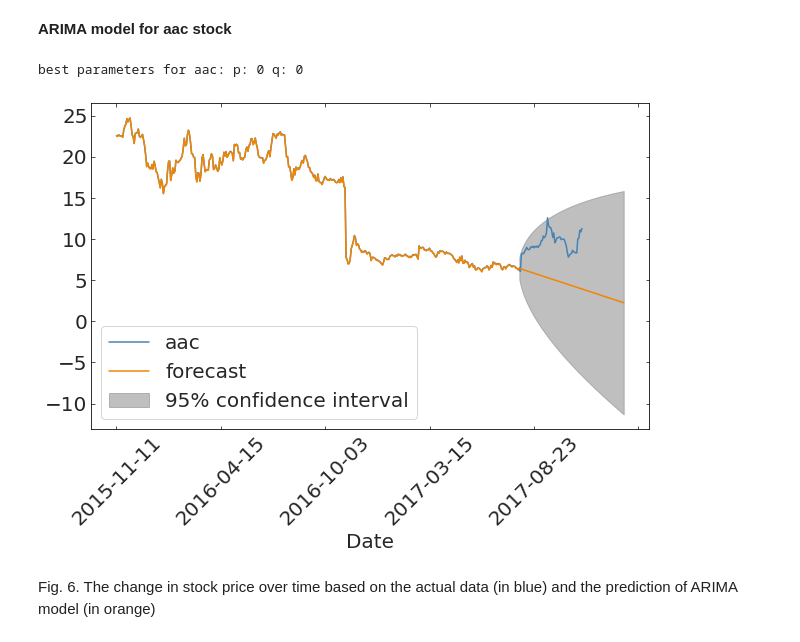
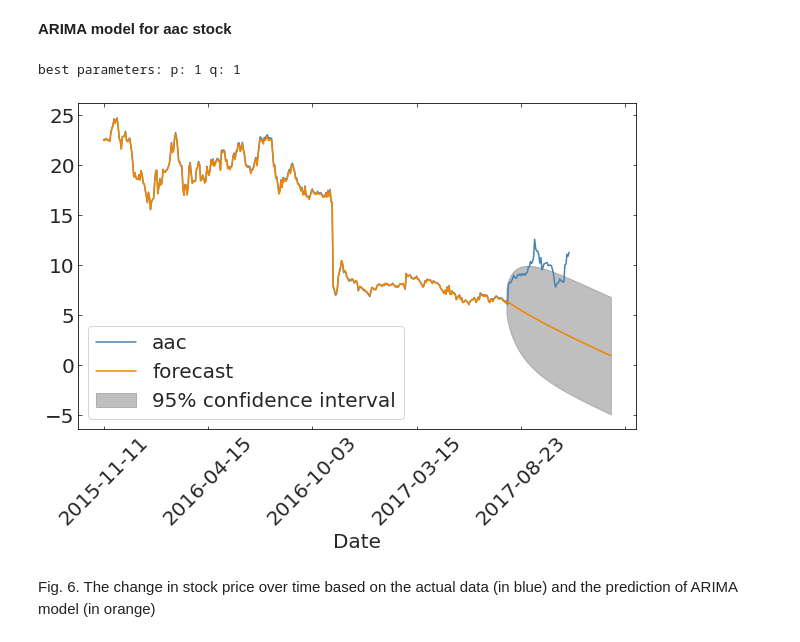
Before and after one commit to cristinarainich/MLTSA22_KRainich, a Jupyter notebook: HW3/HW3.ipynb, the cells around one changed output. Cells and saved outputs as stored; diff of their text form; code cells hidden in the pictures.

```diff
--- a/HW3/HW3.ipynb
+++ b/HW3/HW3.ipynb
@@ -243,26 +268,38 @@ Our predictions were that price would be much lower that it actually was. So we
 **ARIMA model for aac stock**
 # %%
 aics2 = np.zeros((5,5))
-for p in range(5):
-    for q in range(5):
+for p in range(1,6):
+    for q in range(1,6):
             try:
                 mod = sm.tsa.ARIMA(tss.loc[:,'aac'][:-60], (p,1,q)).fit()
-                aics2[p][q] = mod.aic
+                aics2[p-1][q-1] = mod.aic
             except:
-                aics2[p][q] = np.nan
-
-p,q = np.where(aics2 == np.nanmin(aics2))
-print("best parameters for aac: p: {:d} q: {:d}".format(p[0],q[0]))
+                aics2[p-1][q-1] = np.nan
+add1 = sm.tsa.ARIMA(tss.loc[:,'aac'][:-60], (0,1,1)).fit().aic
+add2 = sm.tsa.ARIMA(tss.loc[:,'aac'][:-60], (1,1,0)).fit().aic
+if np.nanmin(aics2) < add1:
+  if np.nanmin(aics2) < add2:
+    p, q = np.where(aics2 == np.nanmin(aics2))
+    p += 1
+    q += 1
+    print("best parameters: p: {:d} q: {:d}".format(p[0],q[0]))
+  else:
+    print("best parameters: p: 1 q: 0")
+else:
+  if add1 > add2:
+    print("best parameters: p: 1 q: 0")
+  else:
+    print("best parameters: p: 0 q: 1")
 # %% [output]
-best parameters for aac: p: 0 q: 0
+best parameters: p: 1 q: 1
 # %%
 N2 = tss[['aac']].shape[0]
 ax = tss[['aac']].plot()
-mod = sm.tsa.ARIMA(tss.loc[:,'aac'][:-60], (0,1,0)).fit()
+mod = sm.tsa.ARIMA(tss.loc[:,'aac'][:-60], (1,1,1)).fit()
 mod.plot_predict(end = N2 + 40, plot_insample=False, ax=ax);
 ax.set_xticklabels(ax.get_xticklabels(), rotation=45);
 # %% [output]
-[figure, old version]
+[figure, new version]
 # %% [markdown]
 Fig. 6. The change in stock price over time based on the actual data (in blue) and the prediction of ARIMA model (in orange)
 # %% [markdown]
```
Also changed, not shown: parts of 6 cells of this notebook.
